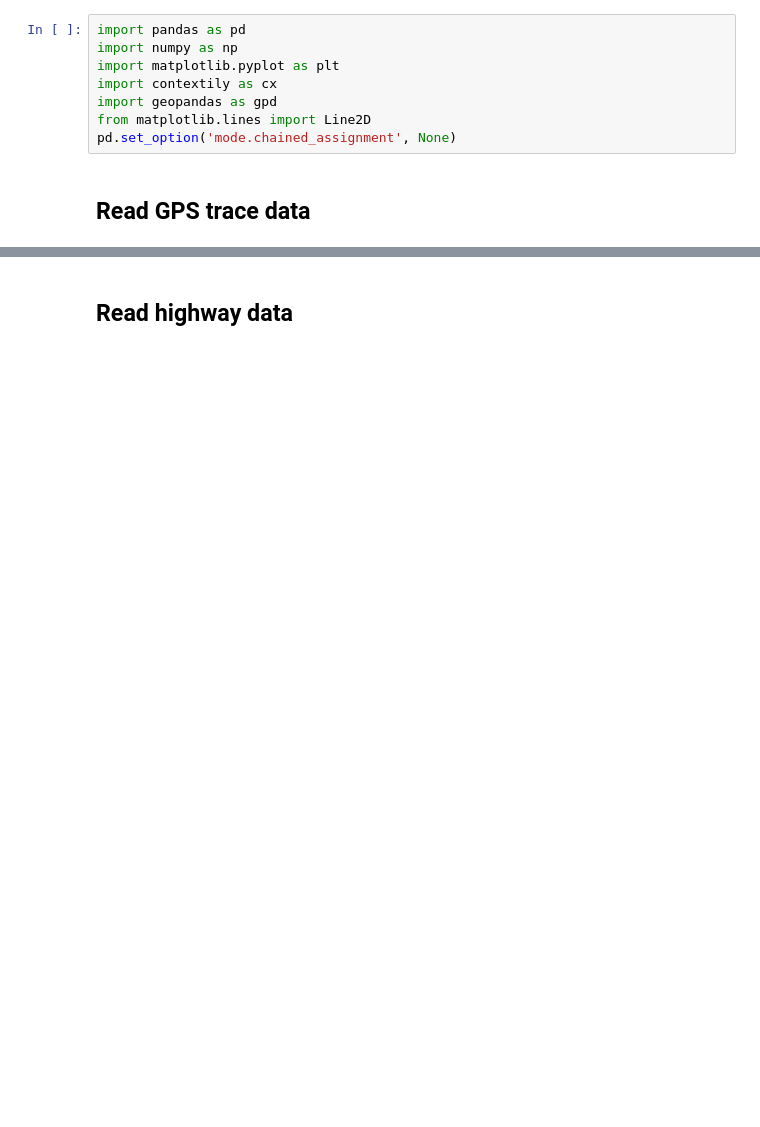
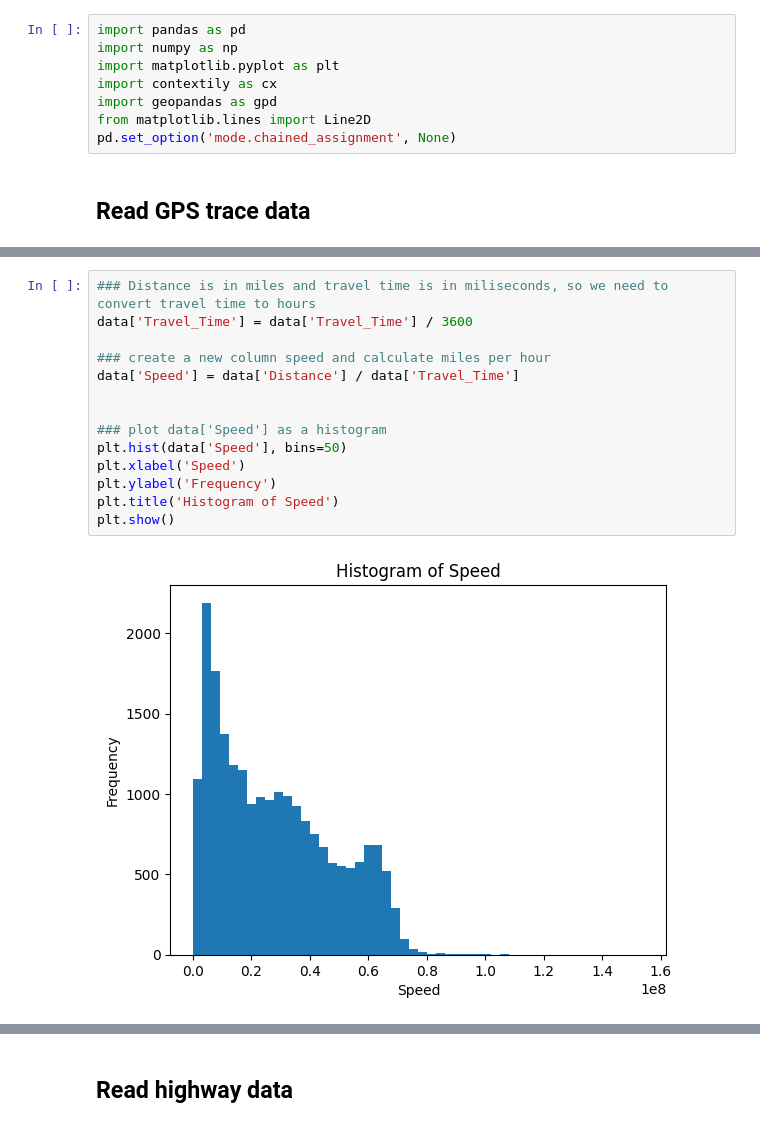
Before and after one commit to pfoytik/Highway-Routing-Data-Processing, a Jupyter notebook: Data_Extraction.ipynb, the cells around one changed output, grey strips where cells are left out. Cells and saved outputs as stored; diff of their text form; blank space fills up the shorter version.

```diff
--- a/Data_Extraction.ipynb
+++ b/Data_Extraction.ipynb
@@ -12,0 +71,16 @@ data = pd.read_csv('demo.csv')
+# %%
+### Distance is in miles and travel time is in miliseconds, so we need to convert travel time to hours
+data['Travel_Time'] = data['Travel_Time'] / 3600
+
+### create a new column speed and calculate miles per hour
+data['Speed'] = data['Distance'] / data['Travel_Time']
+
+
+### plot data['Speed'] as a histogram
+plt.hist(data['Speed'], bins=50)
+plt.xlabel('Speed')
+plt.ylabel('Frequency')
+plt.title('Histogram of Speed')
+plt.show()
+# %% [output]
+[figure, added]
```
Also changed, not shown: parts of 21 cells of this notebook, 12 other files.
